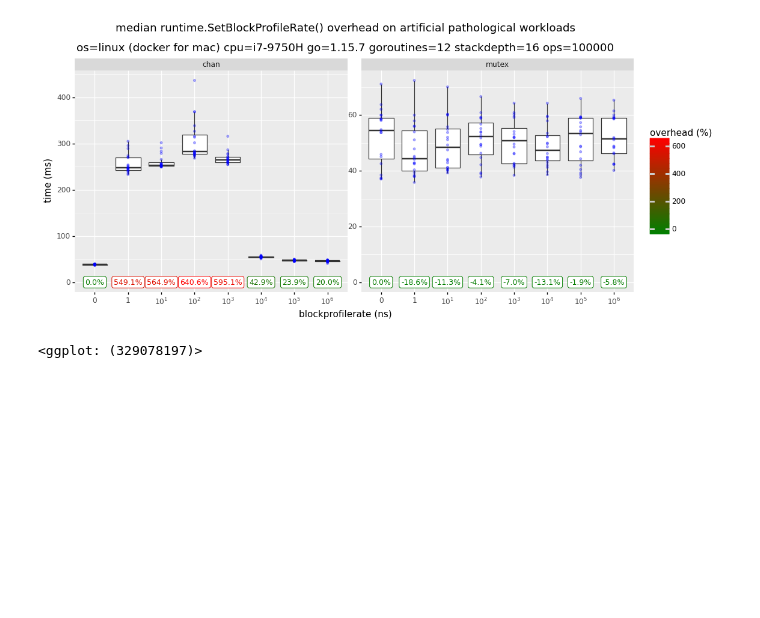
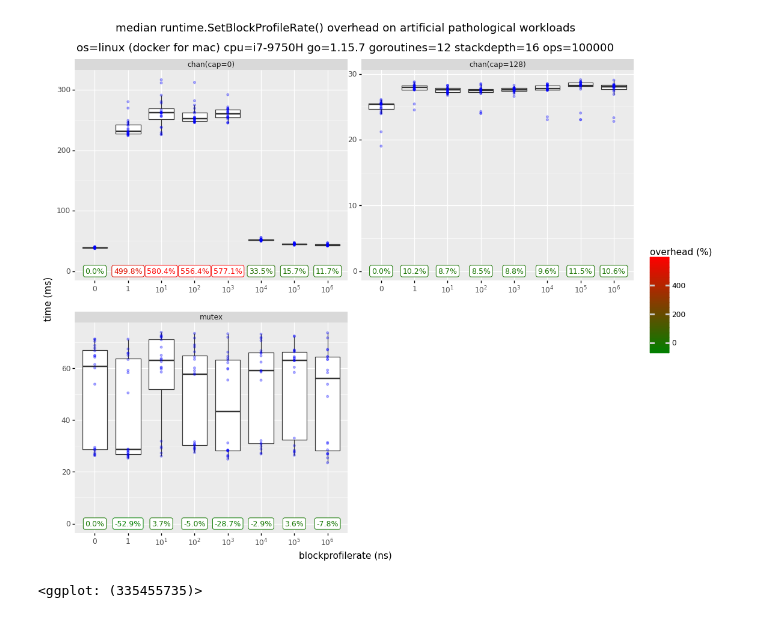
Before and after one commit to DataDog/go-profiler-notes, a Jupyter notebook: bench/analysis.ipynb, the cells around one changed output. Cells and saved outputs as stored; diff of their text form; code cells hidden in the pictures; blank space fills up the shorter version.

```diff
--- a/bench/analysis.ipynb
+++ b/bench/analysis.ipynb
@@ -3,18 +3,26 @@ from plotnine import *
 import plotnine as plotnine
 import pandas as pd
 import math
+# %%
+df = pd.concat([
+    pd.read_csv('block_linux_x86_64.csv'),
+    pd.read_csv('block_bufchan_linux_x86_64.csv'),
+])
+df['workload'] = [
+    r['workload'] if r['workload'] != 'chan' else 'chan(cap={})'.format(r['bufsize'])
+    for _, r in df.iterrows()
+]
+df['blockprofilerate'] = [('10$^{'+str(int(math.log10(x)))+'}$') if x > 1 else str(x) for x in df['blockprofilerate']]
+
+compare = df.groupby(['blockprofilerate', 'workload']).median()
+# calculate overhead compared to blockprofilerate=0 for same workload
+compare['overhead'] = [
+    (x['ms'] / compare.loc['0'].loc[x['workload']]['ms'] - 1) * 100
+    for _, x in compare.reset_index().iterrows()
+]
+compare = compare.reset_index()
 # %%
-plotnine.options.figure_size = (12, 4.8)
-df = pd.read_csv('block_linux_x86_64.csv')
-df['blockprofilerate'] = [('10$^{'+str(int(math.log10(x)))+'}$') if x > 1 else str(x) for x in df['blockprofilerate']]
-
-compare = df.groupby(['blockprofilerate', 'workload']).median()
-# calculate overhead compared to blockprofilerate=0 for same workload
-compare['overhead'] = [
-    (x['ms'] / compare.loc['0'].loc[x['workload']]['ms'] - 1) * 100
-    for _, x in compare.reset_index().iterrows()
-]
-compare = compare.reset_index()
+plotnine.options.figure_size = (12, 10)
 
 def plot_title(df):
     return (
@@ -26,34 +34,35 @@ def plot_title(df):
             '1.15.7',
             val_range(df, 'goroutines'),
             val_range(df, 'depth'),
+#             val_range(df, 'bufsize'),
             val_range(df, 'ops'),
         )
     )
 
 def val_range(df, col):
     min = int(df[col].min())
     max = int(df[col].max())
     return '{}-{}'.format(min, max) if min != max else min
 
 (
 ggplot(df)
 + aes(x='blockprofilerate',y='ms',ymin=0)
 + ggtitle(plot_title(compare))
 + ylab('time (ms)')
 + xlab('blockprofilerate (ns)')
 + geom_label(
     aes(label='overhead',color='overhead'),
     data=compare,
     y=0,
     size=9,
     format_string='{:.1f}%'
 )
 + scale_color_gradient(low="green",high="red",name='overhead (%)')
 + geom_boxplot(outlier_shape='')
-+ facet_wrap('workload', scales='free')
-+ theme(subplots_adjust={'wspace': 0.05})
++ facet_wrap('workload', scales='free', ncol=2)
++ theme(subplots_adjust={'wspace': 0.05, 'hspace': 0.2})
 + geom_point(color='blue',shape='o',alpha=0.3, size=1)
 )
 # %% [output]
-[figure, old version]
+[figure, new version]
-<ggplot: (329078197)>
+<ggplot: (335455735)>
```
Also changed, not shown: 9 other files.
